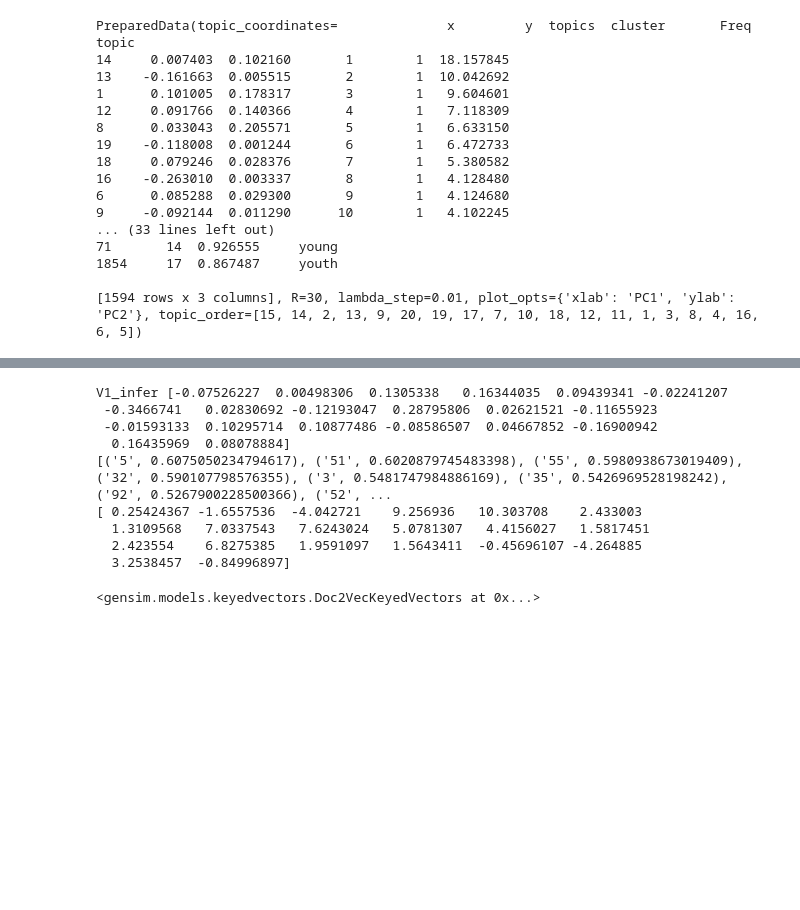
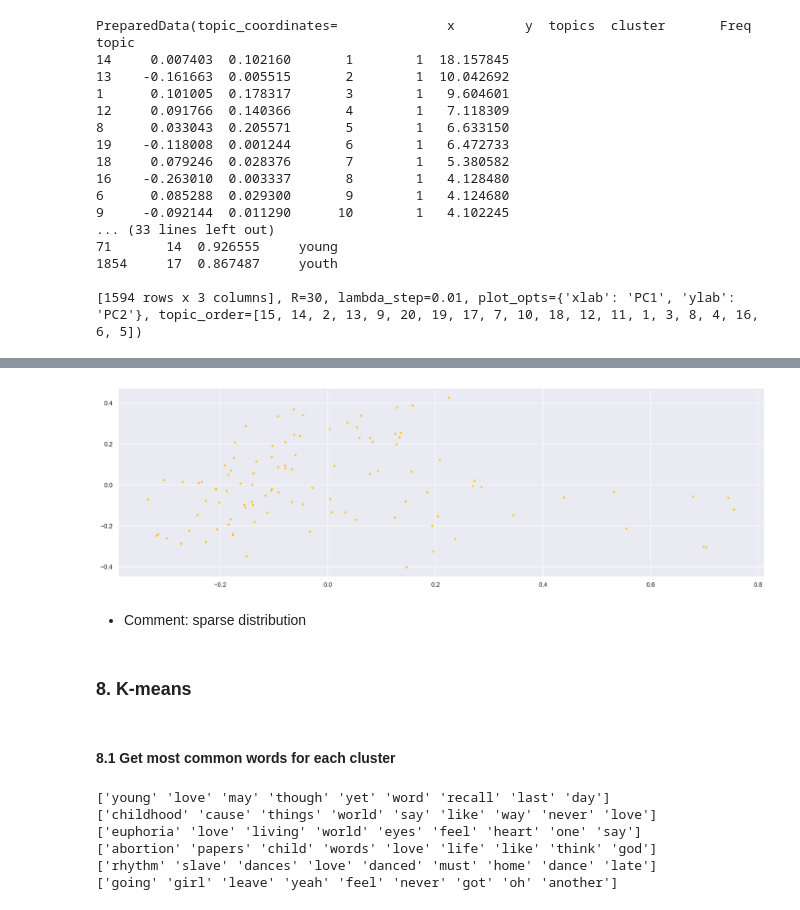
Before and after one commit to com-480-data-visualization/com-480-project-js, a Jupyter notebook: eda/EDA.ipynb, the cells around one changed output, grey strips where cells are left out. Cells and saved outputs as stored; diff of their text form; code cells hidden in the pictures; blank space fills up the shorter version.

```diff
--- a/eda/EDA.ipynb
+++ b/eda/EDA.ipynb
@@ -395,30 +327,0 @@ Model Saved
-# %%
-from gensim.models.doc2vec import Doc2Vec
-
-model= Doc2Vec.load("d2v.model")
-#to find the vector of a document which is not in training data
-test_data = word_tokenize("I love chatbots".lower())
-v1 = model.infer_vector(test_data)
-print("V1_infer", v1)
-
-# to find most similar doc using tags
-similar_doc = model.docvecs.most_similar('1')
-print(similar_doc)
-
-
-# to find vector of doc in training data using tags or in other words, printing the vector of document at index 1 in training data
-print(model.docvecs['1'])
-# %% [output]
-V1_infer [-0.07526227  0.00498306  0.1305338   0.16344035  0.09439341 -0.02241207
- -0.3466741   0.02830692 -0.12193047  0.28795806  0.02621521 -0.11655923
- -0.01593133  0.10295714  0.10877486 -0.08586507  0.04667852 -0.16900942
-  0.16435969  0.08078884]
-[('5', 0.6075050234794617), ('51', 0.6020879745483398), ('55', 0.5980938673019409), ('32', 0.590107798576355), ('3', 0.5481747984886169), ('35', 0.5426969528198242), ('92', 0.5267900228500366), ('52', ...
-[ 0.25424367 -1.6557536  -4.042721    9.256936   10.303708    2.433003
-  1.3109568   7.0337543   7.6243024   5.0781307   4.4156027   1.5817451
-  2.423554    6.8275385   1.9591097   1.5643411  -0.45696107 -4.264885
-  3.2538457  -0.84996897]
-# %%
-model.docvecs
-# %% [output]
-<gensim.models.keyedvectors.Doc2VecKeyedVectors at 0x...>
@@ -430,0 +328,17 @@ doc_lda = lda_model[corpus]
+# %%
+from sklearn.feature_extraction.text import TfidfVectorizer
+from sklearn.decomposition import PCA
+
+vectorizer = TfidfVectorizer(max_features=100)
+vector = vectorizer.fit_transform(df.lyrics)
+vector = vector.toarray()  # Convert csr_matrix to array
+pca = PCA(2).fit_transform(vector)
+
+plt.scatter(pca[:, 0], pca[:, 1], s=7, color=MAIN_COLOR)
+plt.show()
+# %% [output]
+[figure, added]
+# %% [markdown]
+- Comment: sparse distribution
+# %% [markdown]
+### 8. K-means
@@ -430,0 +352,21 @@ doc_lda = lda_model[corpus]
+# %% [markdown]
+#### 8.1 Get most common words for each cluster
+# %%
+def top_tf_idf(series, top_n=5):
+    vectorizer = TfidfVectorizer(max_features=100, stop_words=stop_words)
+    vector = vectorizer.fit_transform(series)
+    feature_array = np.array(vectorizer.get_feature_names())
+    tfidf_sorting = np.argsort(vector.toarray()).flatten()[::-1]
+    return feature_array[tfidf_sorting][:top_n]
+
+df['cluster'] = predicted_vector
+most_common_words_cluster = df.groupby('cluster')['lyrics'].apply(lambda x: top_tf_idf(x, top_n=9))
+for c in most_common_words_cluster:
+    print(c)
+# %% [output]
+['young' 'love' 'may' 'though' 'yet' 'word' 'recall' 'last' 'day']
+['childhood' 'cause' 'things' 'world' 'say' 'like' 'way' 'never' 'love']
+['euphoria' 'love' 'living' 'world' 'eyes' 'feel' 'heart' 'one' 'say']
+['abortion' 'papers' 'child' 'words' 'love' 'life' 'like' 'think' 'god']
+['rhythm' 'slave' 'dances' 'love' 'danced' 'must' 'home' 'dance' 'late']
+['going' 'girl' 'leave' 'yeah' 'feel' 'never' 'got' 'oh' 'another']
```
Also changed, not shown: parts of 12 cells of this notebook, 1 other file.
